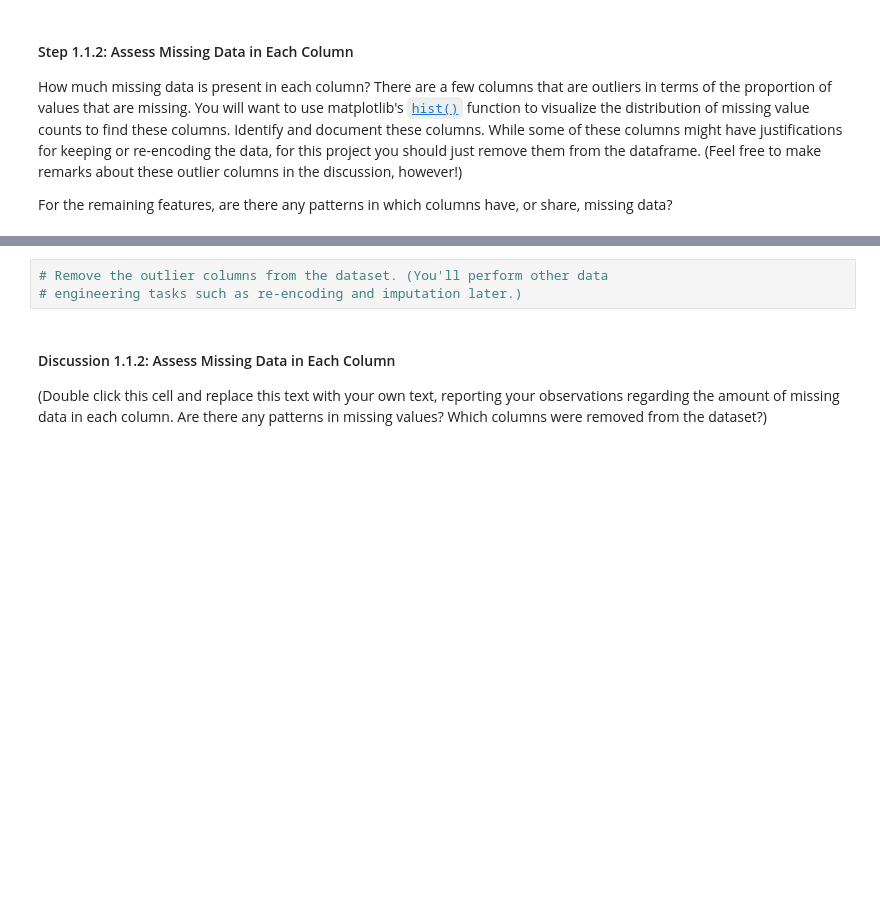
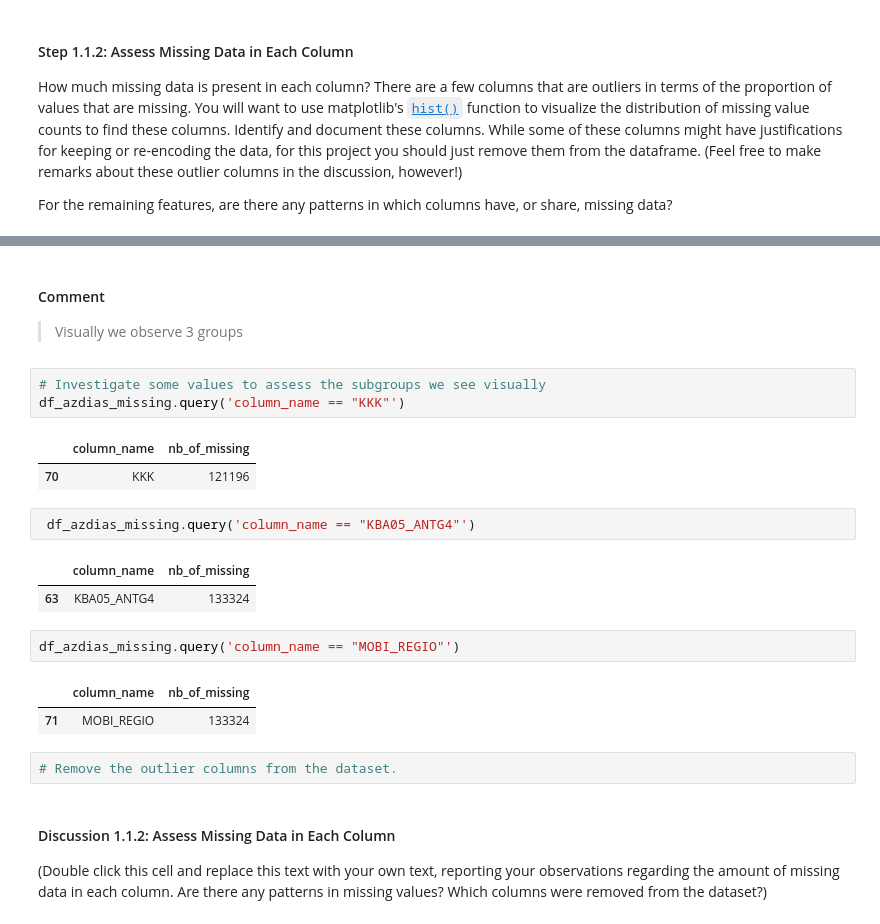
Before and after one commit to jlcossi/identify_customer_segments, a Jupyter notebook: Identify_Customer_Segments.ipynb, the cells around one changed output, grey strips where cells are left out. Saved outputs shown, nothing was run; the diff lists cells and outputs as text; blank space fills up the shorter version.

```diff
--- a/Identify_Customer_Segments.ipynb
+++ b/Identify_Customer_Segments.ipynb
@@ -157,6 +224,24 @@ For the remaining features, are there any patterns in which columns have, or sha
+# %% [markdown]
+#### Comment
+> Visually we observe 3 groups
+# %%
+# Investigate some values to assess the subgroups we see visually
+df_azdias_missing.query('column_name == "KKK"')
+# %% [output]
+|  | column_name | nb_of_missing |
+| 70 | KKK | 121196 |
+# %%
+ df_azdias_missing.query('column_name == "KBA05_ANTG4"')
+# %% [output]
+|  | column_name | nb_of_missing |
+| 63 | KBA05_ANTG4 | 133324 |
+# %%
+df_azdias_missing.query('column_name == "MOBI_REGIO"')
+# %% [output]
+|  | column_name | nb_of_missing |
+| 71 | MOBI_REGIO | 133324 |
 # %%
-# Remove the outlier columns from the dataset. (You'll perform other data
-# engineering tasks such as re-encoding and imputation later.)
+# Remove the outlier columns from the dataset.
 # %% [markdown]
 #### Discussion 1.1.2: Assess Missing Data in Each Column
 
```
Also changed, not shown: parts of 15 cells of this notebook.
